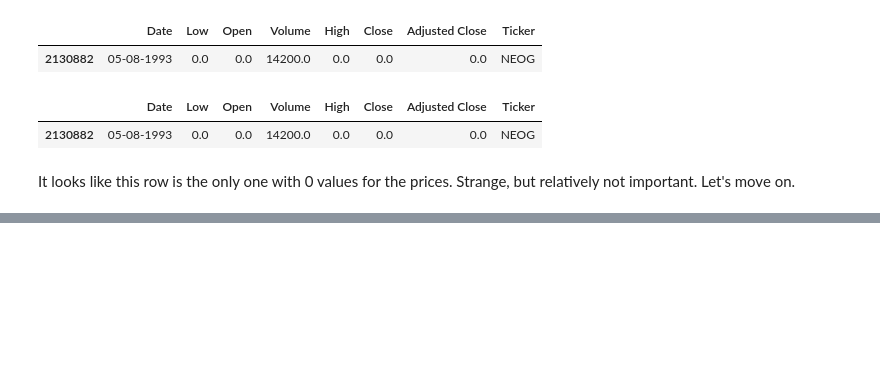
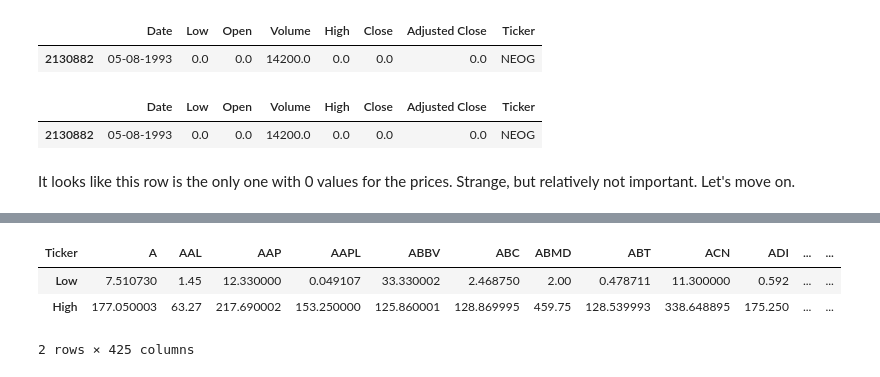
Before and after one commit to moferg/stock-market-analysis, a Jupyter notebook: stocks.ipynb, the cells around one changed output, grey strips where cells are left out. Saved outputs shown, nothing was run; the diff lists cells and outputs as text; code cells hidden in the pictures; blank space fills up the shorter version.

```diff
--- a/stocks.ipynb
+++ b/stocks.ipynb
@@ -235,0 +238,6 @@ It looks like this row is the only one with 0 values for the prices. Strange, bu
+# %%
+# For each ticker, find lowest price
+
+lowest = sp500_df.groupby(['Ticker'])['Low'].min()
+
+lowest
@@ -235,0 +278,9 @@ It looks like this row is the only one with 0 values for the prices. Strange, bu
+# %%
+peak_valley_df = pd.DataFrame([lowest, highest])
+
+peak_valley_df
+# %% [output]
+| Ticker | A | AAL | AAP | AAPL | ABBV | ABC | ABMD | ABT | ACN | ADI | ... | ... |
+| Low | 7.510730 | 1.45 | 12.330000 | 0.049107 | 33.330002 | 2.468750 | 2.00 | 0.478711 | 11.300000 | 0.592 | ... | ... |
+| High | 177.050003 | 63.27 | 217.690002 | 153.250000 | 125.860001 | 128.869995 | 459.75 | 128.539993 | 338.648895 | 175.250 | ... | ... |
+2 rows × 425 columns
```
Also changed, not shown: parts of 20 cells of this notebook.
